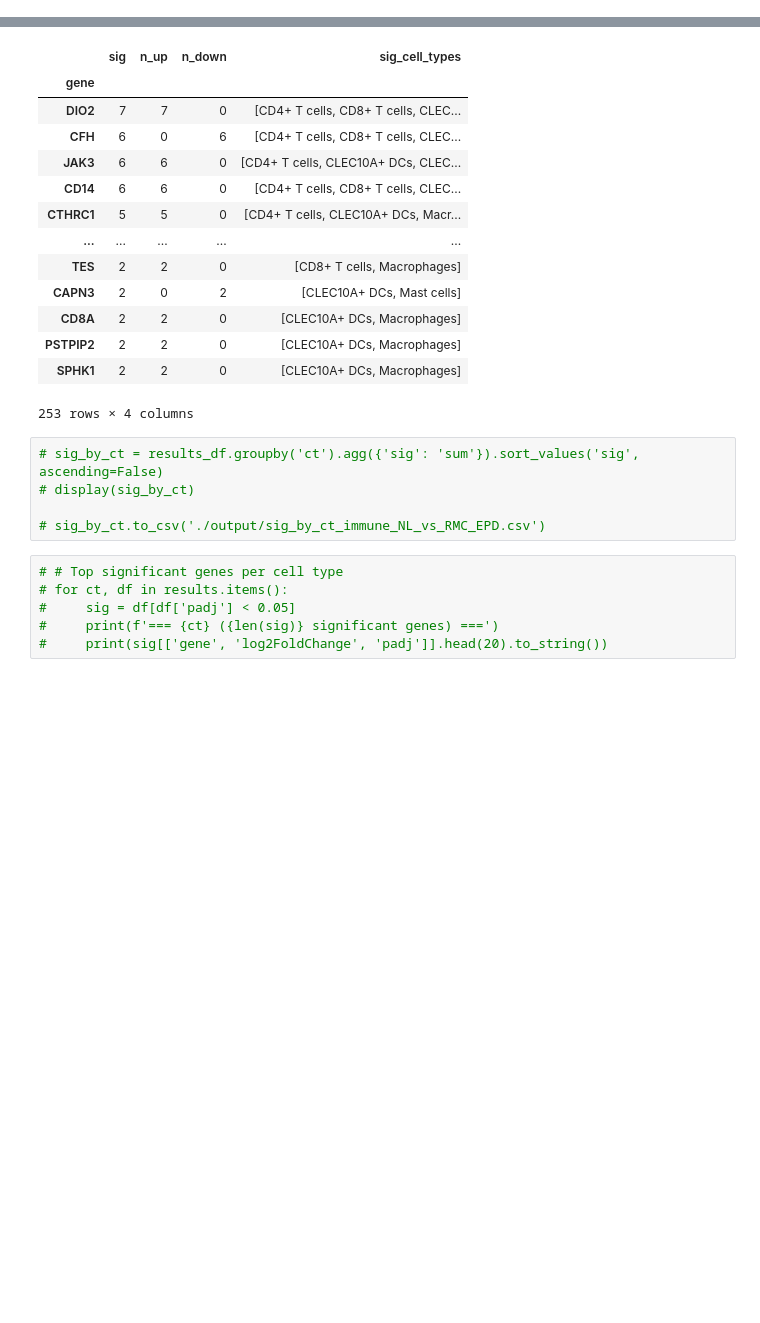
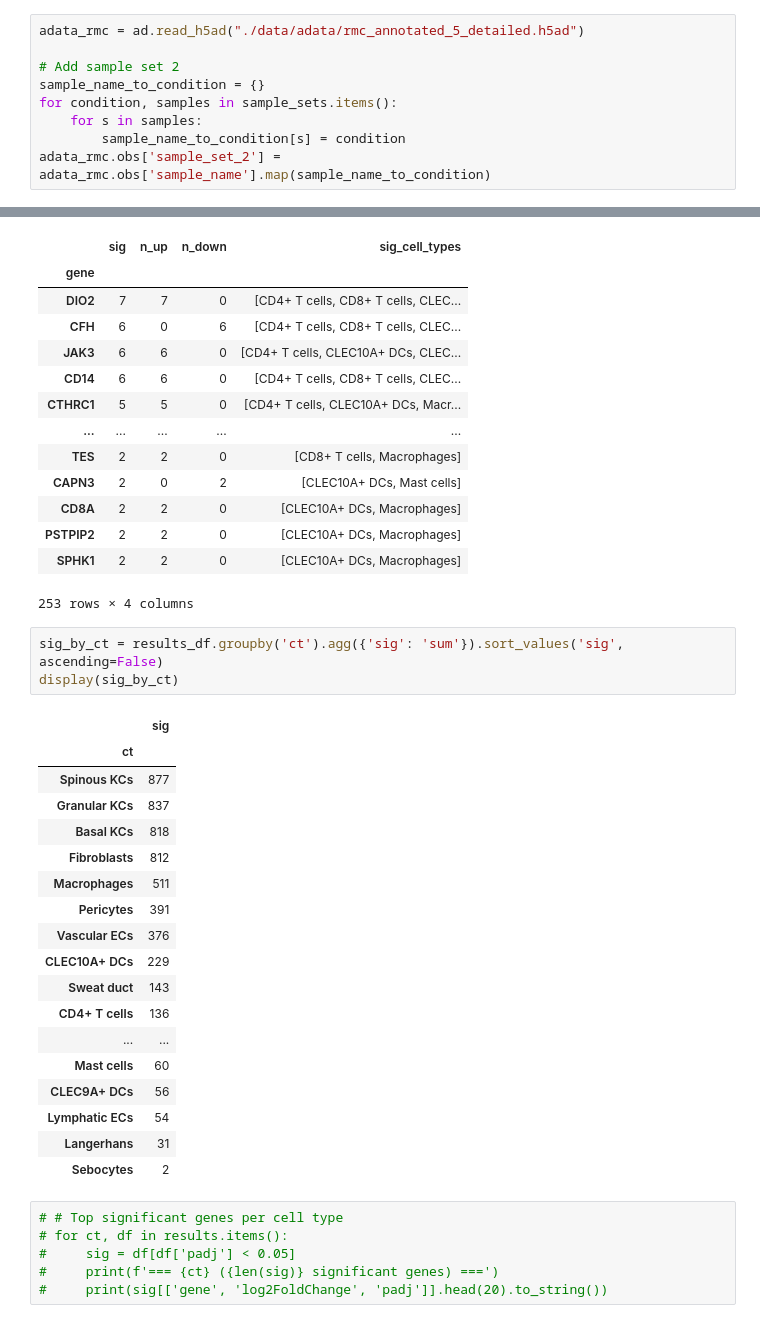
Before and after one commit to burkelawlor/hci-xenium, a Jupyter notebook: notebooks/1.20-rmc-differential-expression.ipynb, the cells around one changed output, grey strips where cells are left out. Drawn from its saved outputs; the diff is of its cells as text; blank space fills up the shorter version.

```diff
--- a/notebooks/1.20-rmc-differential-expression.ipynb
+++ b/notebooks/1.20-rmc-differential-expression.ipynb
@@ -28,6 +27,15 @@ pd.set_option('display.max_columns', None)
 pd.set_option('display.width', 1000)
 # %% [markdown]
 # Load data
+# %%
+adata_rmc = ad.read_h5ad("./data/adata/rmc_annotated_5_detailed.h5ad")
+
+# Add sample set 2
+sample_name_to_condition = {}
+for condition, samples in sample_sets.items():
+    for s in samples:
+        sample_name_to_condition[s] = condition
+adata_rmc.obs['sample_set_2'] = adata_rmc.obs['sample_name'].map(sample_name_to_condition)
 # %%
 adata_rmc = ad.read_h5ad("./data/adata/rmc_annotated_5_detailed.h5ad")
 
@@ -330,10 +338,27 @@ sig_by_gene.to_csv('./output/sig_by_gene_immune_NL_vs_RMC_EPD.csv')
 | SPHK1 | 2 | 2 | 0 | [CLEC10A+ DCs, Macrophages] |
 253 rows × 4 columns
 # %%
-# sig_by_ct = results_df.groupby('ct').agg({'sig': 'sum'}).sort_values('sig', ascending=False)
-# display(sig_by_ct)
-
-# sig_by_ct.to_csv('./output/sig_by_ct_immune_NL_vs_RMC_EPD.csv')
+sig_by_ct = results_df.groupby('ct').agg({'sig': 'sum'}).sort_values('sig', ascending=False)
+display(sig_by_ct)
+# %% [output]
+|  | sig |
+| ct |  |
+| Spinous KCs | 877 |
+| Granular KCs | 837 |
+| Basal KCs | 818 |
+| Fibroblasts | 812 |
+| Macrophages | 511 |
+| Pericytes | 391 |
+| Vascular ECs | 376 |
+| CLEC10A+ DCs | 229 |
+| Sweat duct | 143 |
+| CD4+ T cells | 136 |
+| ... | ... |
+| Mast cells | 60 |
+| CLEC9A+ DCs | 56 |
+| Lymphatic ECs | 54 |
+| Langerhans | 31 |
+| Sebocytes | 2 |
 # %%
 # # Top significant genes per cell type
 # for ct, df in results.items():
```
Also changed, not shown: parts of 2 cells of this notebook, 5 other files.
